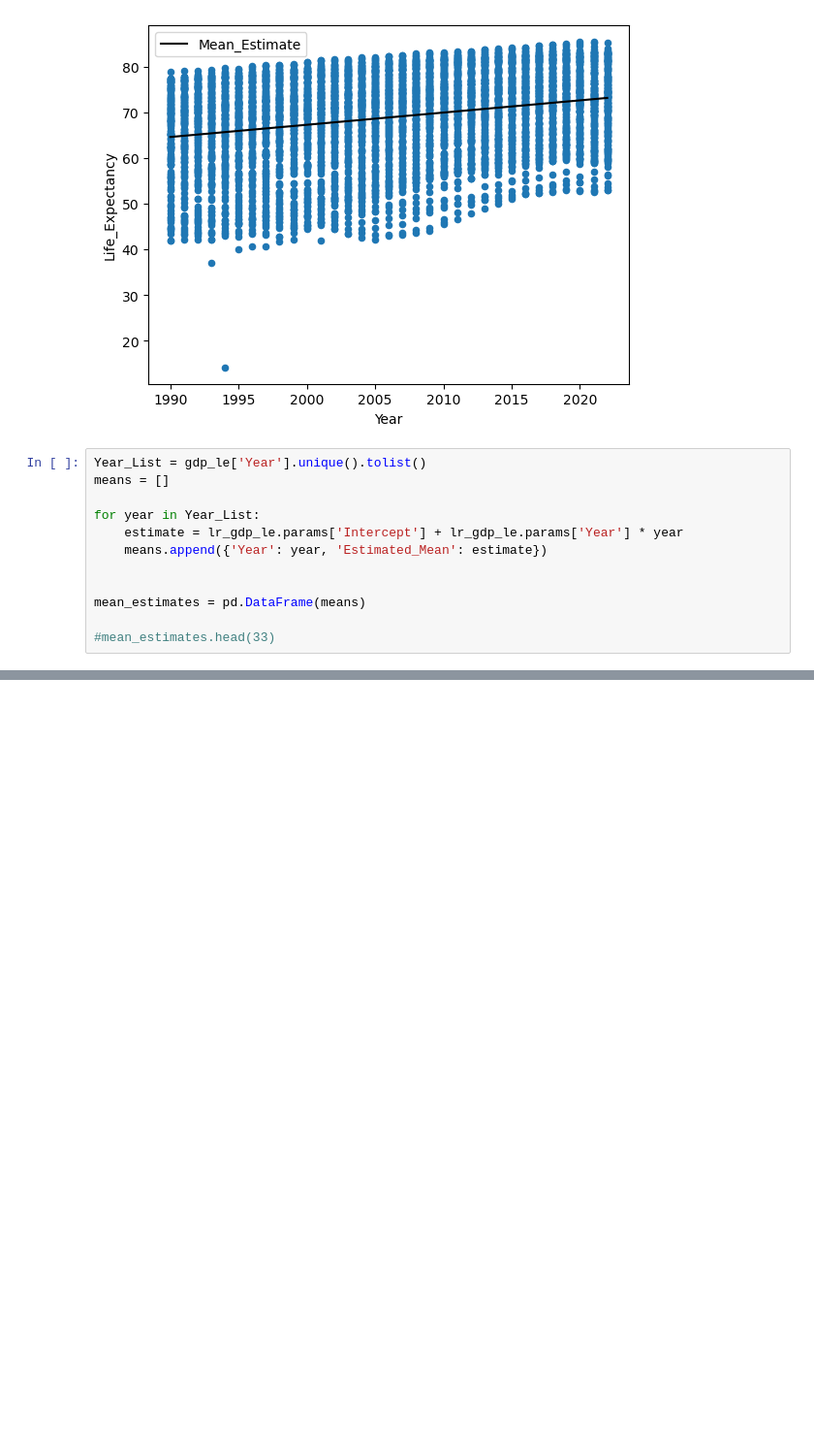
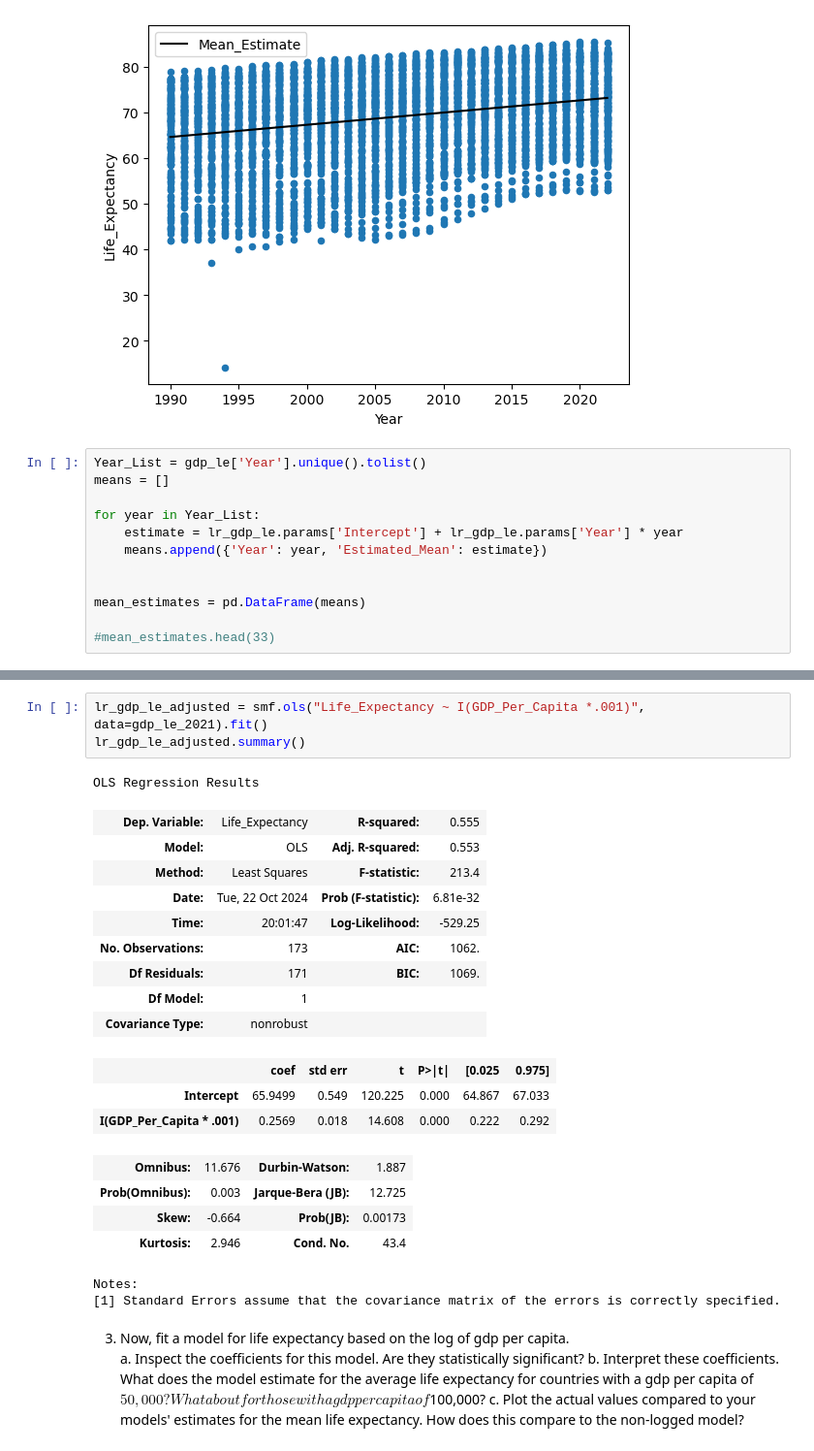
Before and after one commit to nss-data-science-cohort-8/un-linear-regression-JEFFDAVISJR, a Jupyter notebook: notebooks/UN_Linear_Regression.ipynb, the cells around one changed output, grey strips where cells are left out. Shown: that part at 97% size. Drawn from its saved outputs; the diff is of its cells as text; blank space fills up the shorter version.

```diff
--- a/notebooks/UN_Linear_Regression.ipynb
+++ b/notebooks/UN_Linear_Regression.ipynb
@@ -157,0 +165,28 @@ actual_estimates.plot(kind="line", x="Year",y="Actual_Estimate", color = "grey",
+# %%
+lr_gdp_le_adjusted = smf.ols("Life_Expectancy ~ I(GDP_Per_Capita *.001)", data=gdp_le_2021).fit()
+lr_gdp_le_adjusted.summary()
+# %% [output]
+OLS Regression Results
+| Dep. Variable: | Life_Expectancy | R-squared: | 0.555 |
+| Model: | OLS | Adj. R-squared: | 0.553 |
+| Method: | Least Squares | F-statistic: | 213.4 |
+| Date: | Tue, 22 Oct 2024 | Prob (F-statistic): | 6.81e-32 |
+| Time: | 20:01:47 | Log-Likelihood: | -529.25 |
+| No. Observations: | 173 | AIC: | 1062. |
+| Df Residuals: | 171 | BIC: | 1069. |
+| Df Model: | 1 |  |  |
+| Covariance Type: | nonrobust |  |  |
+|  | coef | std err | t | P>|t| | [0.025 | 0.975] |
+| Intercept | 65.9499 | 0.549 | 120.225 | 0.000 | 64.867 | 67.033 |
+| I(GDP_Per_Capita * .001) | 0.2569 | 0.018 | 14.608 | 0.000 | 0.222 | 0.292 |
+| Omnibus: | 11.676 | Durbin-Watson: | 1.887 |
+| Prob(Omnibus): | 0.003 | Jarque-Bera (JB): | 12.725 |
+| Skew: | -0.664 | Prob(JB): | 0.00173 |
+| Kurtosis: | 2.946 | Cond. No. | 43.4 |
+Notes:
+[1] Standard Errors assume that the covariance matrix of the errors is correctly specified.
+# %% [markdown]
+3. Now, fit a model for life expectancy based on the log of gdp per capita.
+    a. Inspect the coefficients for this model. Are they statistically significant?
+    b. Interpret these coefficients. What does the model estimate for the average life expectancy for countries with a gdp per capita of $50,000? What about for those with a gdp per capita of $100,000?
+    c. Plot the actual values compared to your models' estimates for the mean life expectancy. How does this compare to the non-logged model?
```
Also changed, not shown: parts of 12 cells of this notebook.
